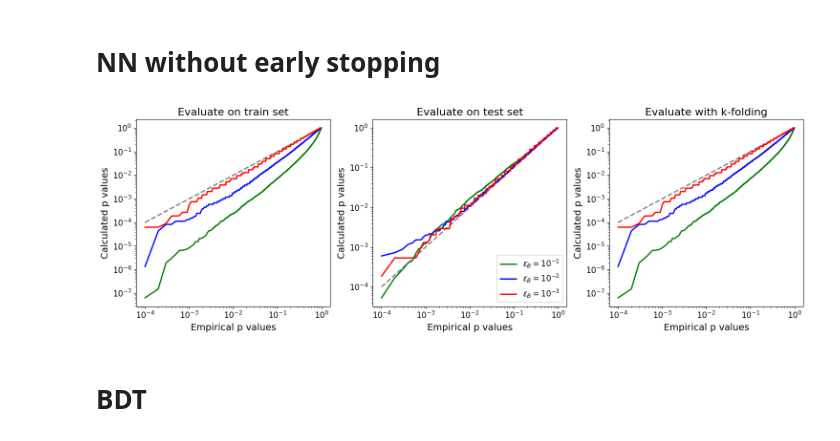
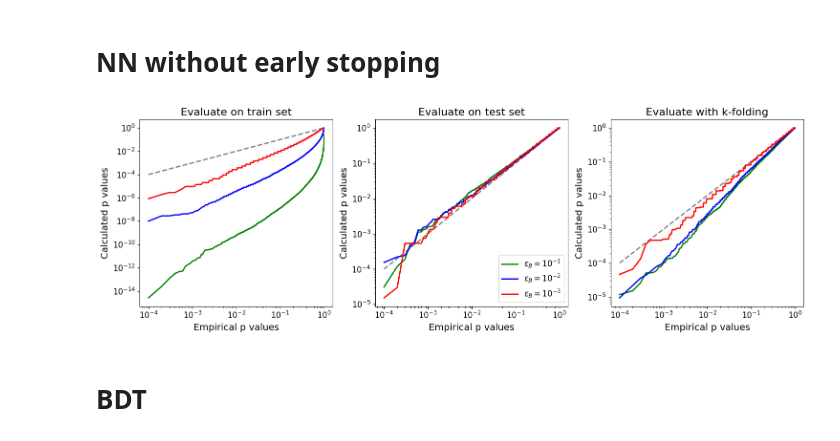
Before and after one commit to mariehein/look_everywhere_in_AD, a Jupyter notebook: plotting_toydata.ipynb, the cells around one changed output. Drawn from its saved outputs; the diff is of its cells as text; code cells hidden in the pictures.

```diff
--- a/plotting_toydata.ipynb
+++ b/plotting_toydata.ipynb
@@ -28,11 +28,11 @@ pl.calibration_curve_plot(p_train, p_test, p_kfolds, 10000, "toydata_NN", "NN",
 # %%
 direc = general_directory+"toydata_NN_noearlystopping/"
 p_train = np.sort(np.load(direc+"evaluate_on_train.npy"))
 p_test = np.sort(np.load(direc+"evaluate_on_test.npy"))
-p_kfolds = p_train
+p_kfolds = np.sort(np.load(direc+"kfolds.npy"))
 pl.calibration_curve_plot(p_train, p_test, p_kfolds, 10000, "toydata_NN_noearlystopping", "NN no early stopping", NNBDT=True)
 # %% [output]
-[figure, old version]
+[figure, new version]
 # %% [markdown]
 # BDT
 # %%
```
Also changed, not shown: parts of 1 cell of this notebook, 9 other files.
